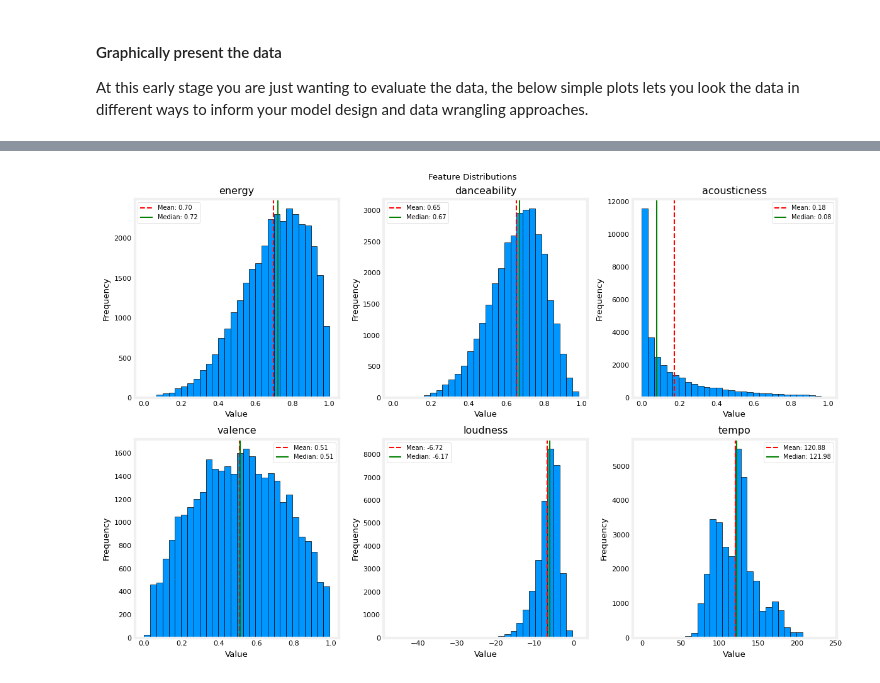
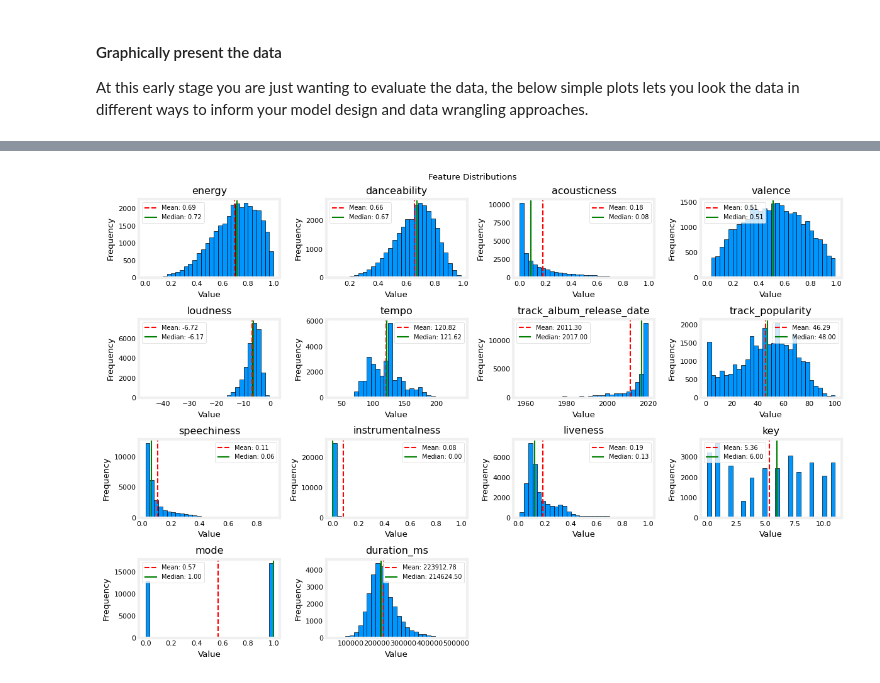
Before and after one commit to TempeHS/2026SE_MLOPSTask_Xavier.P, a Jupyter notebook: 2.Model_Development/2.1.Data_Wrangling/2.1.1.data_preview.ipynb, the cells around one changed output, grey strips where cells are left out. Cells and saved outputs as stored; diff of their text form; code cells hidden in the pictures.

```diff
--- a/2.Model_Development/2.1.Data_Wrangling/2.1.1.data_preview.ipynb
+++ b/2.Model_Development/2.1.Data_Wrangling/2.1.1.data_preview.ipynb
@@ -114,3 +114,16 @@ note: ml feeding into ml is probably an issue and i need to research and address
 #### Graphically present the data
 
 At this early stage you are just wanting to evaluate the data, the below simple plots lets you look the data in different ways to inform your model design and data wrangling approaches.
+# %%
+data_frame["track_album_release_date"] = pd.to_datetime(
+    data_frame["track_album_release_date"], format="mixed"
+).dt.year
+
+data_frame["track_album_release_date"] = (
+    data_frame["track_album_release_date"]
+    .fillna(data_frame["track_album_release_date"].mean())
+    .astype(int)
+)
+
+print(data_frame["track_album_release_date"].unique())
+print(data_frame["track_album_release_date"].info())
@@ -123,30 +152,49 @@ data_frame.plot()
 # %%
-features = ["energy", "danceability", "acousticness", "valence", "loudness", "tempo"]
+data_frame = data_frame[data_frame["track_popularity"] != 0]
+features = [
+    "energy",
+    "danceability",
+    "acousticness",
+    "valence",
+    "loudness",
+    "tempo",
+    "track_album_release_date",
+    "track_popularity",
+    "speechiness",
+    "instrumentalness",
+    "liveness",
+    "key",
+    "mode",
+    "duration_ms"
+]
 
-fig, axes = plt.subplots(2, 3, figsize=(12, 8))
+fig, axes = plt.subplots(4, 4, figsize=(12, 8))
 plt.suptitle("Feature Distributions")
 
 for ax, feature in zip(axes.flatten(), features):
     mean = data_frame[feature].mean()
     median = data_frame[feature].median()
 
     ax.hist(data_frame[feature], bins=30, edgecolor="black")
     ax.axvline(
         mean, color="red", linestyle="--", linewidth=1.5, label=f"Mean: {mean:.2f}"
     )
     ax.axvline(
         median,
         color="green",
         linestyle="-",
         linewidth=1.5,
         label=f"Median: {median:.2f}",
     )
     ax.set_title(feature)
     ax.set_xlabel("Value")
     ax.set_ylabel("Frequency")
     ax.legend(fontsize=7)
 
+for ax in axes.flatten()[len(features) :]:
+    ax.set_visible(False)
+
 plt.tight_layout()
 plt.show()
 # %% [output]
-[figure, old version]
+[figure, new version]
```
Also changed, not shown: parts of 11 cells of this notebook, 6 other files.
